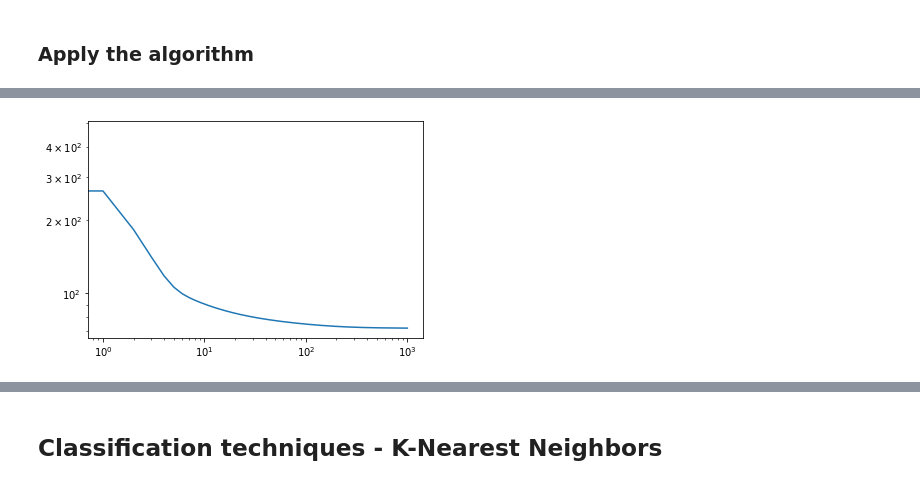
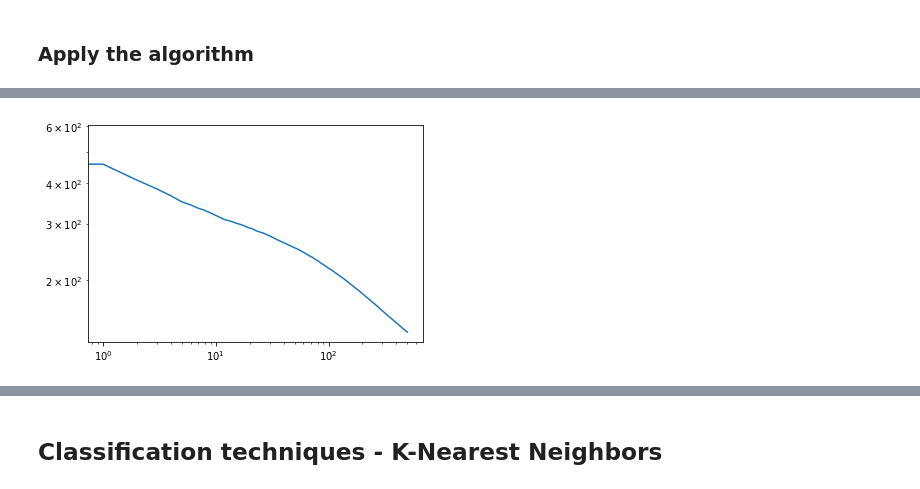
Before and after one commit to MargheritaMusumeci/Credit-card-fraud-detection, a Jupyter notebook: CCFD.ipynb, the cells around one changed output, grey strips where cells are left out. Saved outputs shown, nothing was run; the diff lists cells and outputs as text; code cells hidden in the pictures.

```diff
--- a/CCFD.ipynb
+++ b/CCFD.ipynb
@@ -406,12 +424,13 @@ def initialize_params(weight_size):
   @params: weight_size: number of features
   @return: array of dimention 'weights_size' initialize to a random number between 0 and 1
   """
-  #
+
   rgen = np.random.RandomState(seed = 1) # generator of random numbers, seed = 1 for reproducibility
   # loc = mean (center) of the distribution
   # scale = standard deviation
   # size = output shape
-  return rgen.normal(loc=0.0, scale=0.01, size=weight_size )
+  return rgen.normal(loc=0.0, scale=0.1, size=weight_size )
+  #return np.zeros(weight_size)
 # %% [markdown]
 **Sigmoid function**, also called logistic sigmoid function, has the role of activation function.  It is define as
 # %% [markdown]
@@ -440,7 +459,7 @@ def sigmoid(z):
 
   @params: z: a linear combination of the input and the features associated with the training examples
   """
-  return (1/(1+jnp.exp(-z)))
+  return (1/(1+np.exp(-z)))
 # %%
 # print the sigmoid function in the range (-7 , +7)
 
@@ -544,15 +547,13 @@ def fit(x,y):
 
   # hyperparameters
 
-  num_epochs = 1000
-  #learning_rate = 5e-1
+  num_epochs = 500
+  learning_rate_min = 5e-5
+  learning_rate_max = 2e-4
+  learning_rate_decay = 2000
 
-  #batch_size = 100
-  #num_train = x.shape[0]
-
-  learning_rate_min = 5e-4
-  learning_rate_max = 5e-3
-  learning_rate_decay = 2000
+  batch_size = 100
+  num_train = x.shape[0]
 
   # setup
   params = initialize_params(x.shape[1])
@@ -565,17 +566,20 @@ def fit(x,y):
   t0 = time.time()
   for epoch in tqdm(range(num_epochs)):
 
-    #minibatch = np.random.choice(num_train, batch_size)
-    #x_mini = x[minibatch,:]
-    #y_mini = y[minibatch]
+    minibatch = np.random.choice(num_train, batch_size)
+    x_mini = x[minibatch,:]
+    y_mini = y[minibatch]
 
     # evaluete the gradients
-    value = np.dot(x, params) + bias
+    value = np.dot(x_mini, params) + bias
     y_pred = sigmoid(value)
-    gradients =  (1) * np.dot(x.T, (y_pred - y))
-    bias_gradients = (1) * np.sum(y_pred - y)
+    gradients =  np.dot(x_mini.T, (y_pred - y_mini))
+    bias_gradients = np.sum(y_pred - y_mini)
+
+    # evaluate the learning_rate
     learning_rate = max(learning_rate_min, learning_rate_max * (1 - epoch/learning_rate_decay))
     for i in range(len(params)):
+
       # update the parameters
       params[i] -= learning_rate * gradients[i]
 
@@ -700,11 +619,14 @@ def logistic_regression(train_set,valid_set):
   Algorithm
   """
 
+  train_set = np.array(train_set)
+  valid_set = np.array(valid_set)
   x = train_set[:,:-1]
   y = train_set[:,-1]
 
   # fit
   params = fit(x,y)
+
   # test
   x_valid = valid_set[:,:-1]
   pred = prediction(x_valid,params)
@@ -729,5 +635,5 @@ def logistic_regression2(train_set,valid_set):
 # %% [markdown]
 ### Apply the algorithm
 # %%
-predictionsLR1 = logistic_regression(train_set1,valid_set)
+predictionsLR1 = logistic_regression(training_set1,valid_set)
 # %% [output]
@@ -735 +641 @@ train loss: 7.204e+01
-[figure, old version]
+[figure, new version]
```
Also changed, not shown: parts of 52 cells of this notebook.
